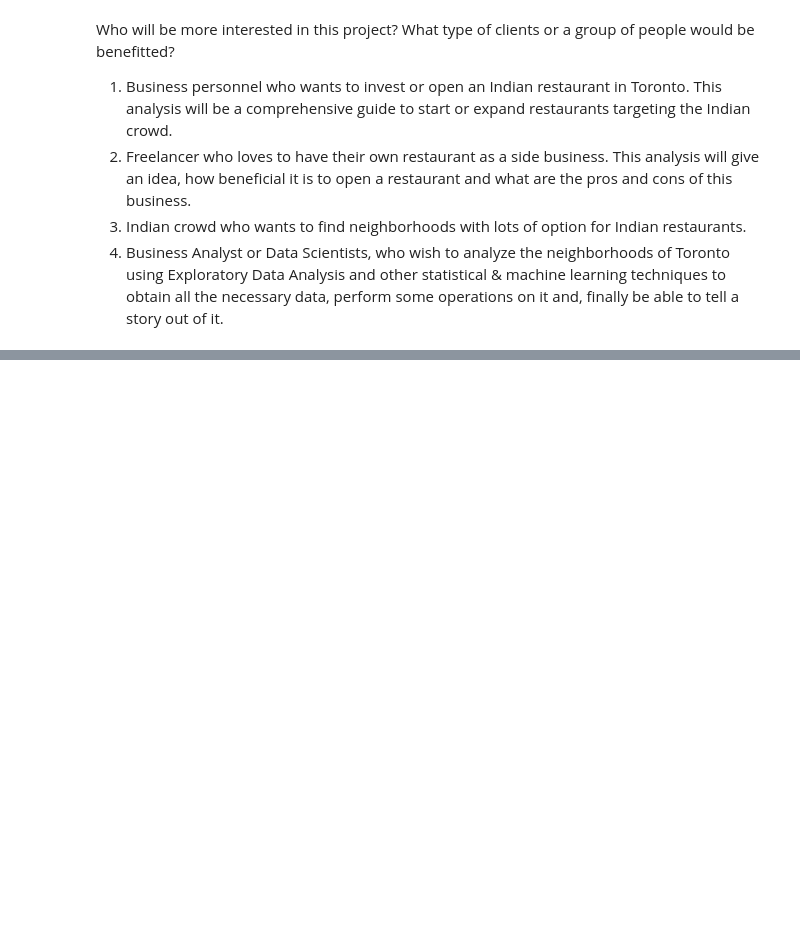
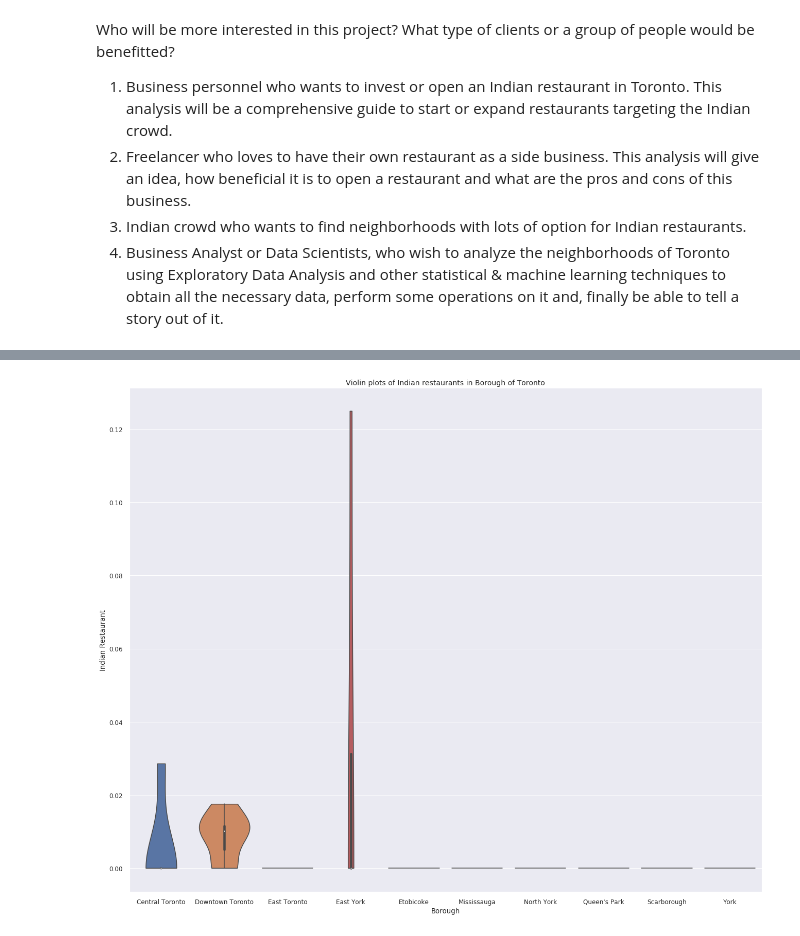
Before and after one commit to kruthika86/ExploringTorontoNeighborhoods, a Jupyter notebook: ExploringTorontoNeighborhoods.ipynb, the cells around one changed output, grey strips where cells are left out. Cells and saved outputs as stored; diff of their text form; code cells hidden in the pictures; blank space fills up the shorter version.

```diff
--- a/ExploringTorontoNeighborhoods.ipynb
+++ b/ExploringTorontoNeighborhoods.ipynb
@@ -27,0 +417,6 @@ Who will be more interested in this project? What type of clients or a group of
+# %%
+LIMIT = 100
+toronto_venues = getNearbyVenues(names=toronto_DF['Neighborhood'],
+                                   latitudes=toronto_DF['Latitude'],
+                                   longitudes=toronto_DF['Longitude']
+                                  )
@@ -27,0 +483,9 @@ Who will be more interested in this project? What type of clients or a group of
+# %%
+toronto_onehot = pd.get_dummies(toronto_venues[['Venue Category']], prefix="", prefix_sep="")
+
+toronto_onehot['Neighborhood'] = toronto_venues['Neighborhood']
+
+fixed_columns = [toronto_onehot.columns[-1]] + list(toronto_onehot.columns[:-1])
+toronto_onehot = toronto_onehot[fixed_columns]
+toronto_grouped = toronto_onehot.groupby('Neighborhood').mean().reset_index()
+toronto_grouped
@@ -27,0 +537,3 @@ Who will be more interested in this project? What type of clients or a group of
+# %%
+toronto_part = toronto_grouped[['Neighborhood', 'Indian Restaurant']]
+toronto_part
@@ -27,0 +559,3 @@ Who will be more interested in this project? What type of clients or a group of
+# %%
+toronto_merged = pd.merge(toronto_DF, toronto_part, on='Neighborhood')
+toronto_merged
@@ -27,0 +580,19 @@ Who will be more interested in this project? What type of clients or a group of
+# %%
+# Let's try Categorical plot
+
+%matplotlib inline
+
+import matplotlib as mpl
+import matplotlib.pyplot as plt
+import seaborn as sns
+
+
+fig = plt.figure(figsize=(22,18))
+
+sns.set(font_scale=1.1)
+sns.violinplot(y="Indian Restaurant", x="Borough", data=toronto_merged, cut=0);
+
+plt.title('Violin plots of Indian restaurants in Borough of Toronto', fontsize=14)
+plt.show()
+# %% [output]
+[figure, added]
```
Also changed, not shown: parts of 111 cells of this notebook.
